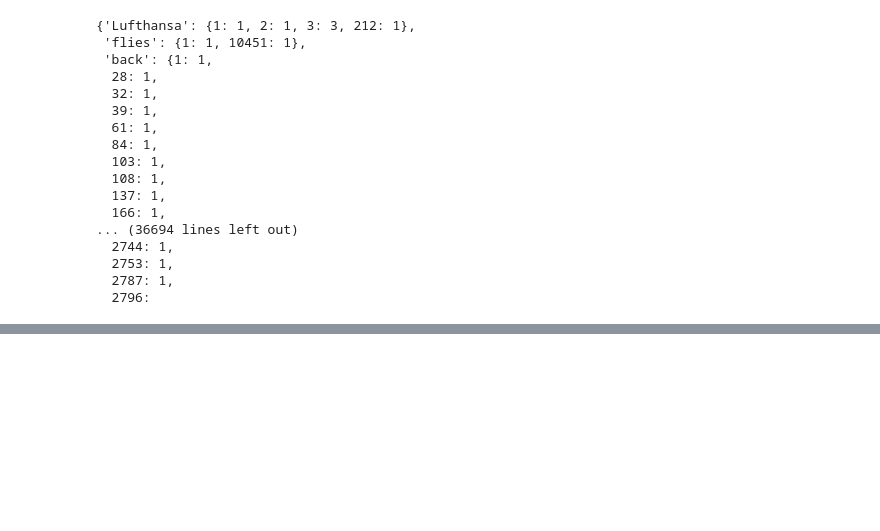
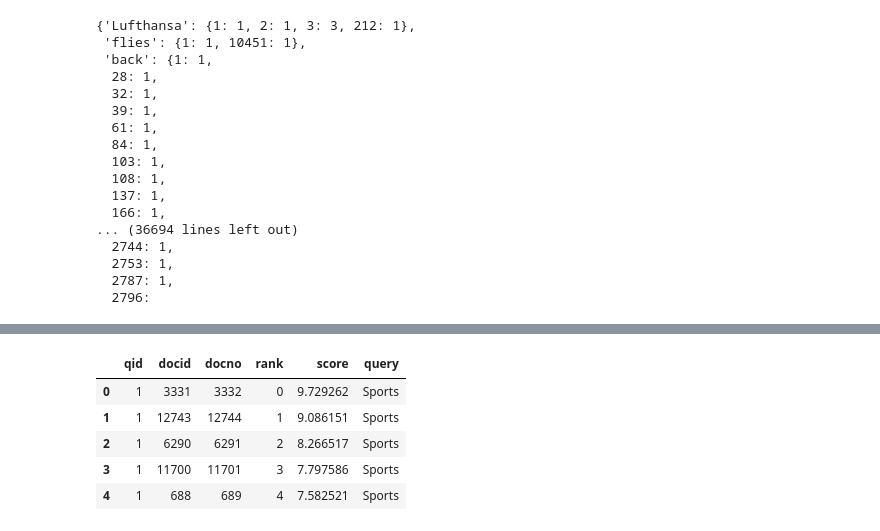
Before and after one commit to Mohamed-Mohamed-Hozien/Project-Mining, a Jupyter notebook: main2.ipynb, the cells around one changed output, grey strips where cells are left out. Cells and saved outputs as stored; diff of their text form; code cells hidden in the pictures; blank space fills up the shorter version.

Commit message:
Query Expansion

```diff
--- a/main2.ipynb
+++ b/main2.ipynb
@@ -121,8 +132,8 @@ df = pd.DataFrame(collection)
 df.to_csv('text.csv', index=False)
 df = pd.read_csv('./text.csv')
 # %%
-df = index_documents(df)
-df
+df2 = index_documents(df)
+df2
 # %% [output]
 |  | category | text | processed_text | docno |
 | 0 | business | Lufthansa flies back to profit | lufthansa fli back profit | 1 |
@@ -160,7 +171,7 @@ inverted_index
   2796:
 # %%
 indexer = pt.DFIndexer(
-    'C:\\Users\\midoh\\Desktop\\UST-CSAI\\Y2S2\\DSAI 201 (Mining & IR)\\Project\\myFirstIndex', overwrite=True)
+    'C:\\Users\\midoh\\Desktop\\UST-CSAI\\Y2S2\\DSAI 201 (Mining & IR)\\Project\\mySecondIndex', overwrite=True)
 index_ref = indexer.index(df["processed_text"], df["docno"])
 index = pt.IndexFactory.of(index_ref)
 # %% [output]
@@ -238,0 +246,13 @@ display_document_index(index, docid)
+# %%
+# specify BM25 as wmodel
+bm25 = pt.BatchRetrieve(index, controls={"wmodel": "BM25"}, num_results=10)
+# the queries dataframe should have qid and query columns
+bm25_res = bm25.search(query)
+bm25_res.head()
+# %% [output]
+|  | qid | docid | docno | rank | score | query |
+| 0 | 1 | 3331 | 3332 | 0 | 9.729262 | Sports |
+| 1 | 1 | 12743 | 12744 | 1 | 9.086151 | Sports |
+| 2 | 1 | 6290 | 6291 | 2 | 8.266517 | Sports |
+| 3 | 1 | 11700 | 11701 | 3 | 7.797586 | Sports |
+| 4 | 1 | 688 | 689 | 4 | 7.582521 | Sports |
```
Also changed, not shown: parts of 12 cells of this notebook, 23 other files.
